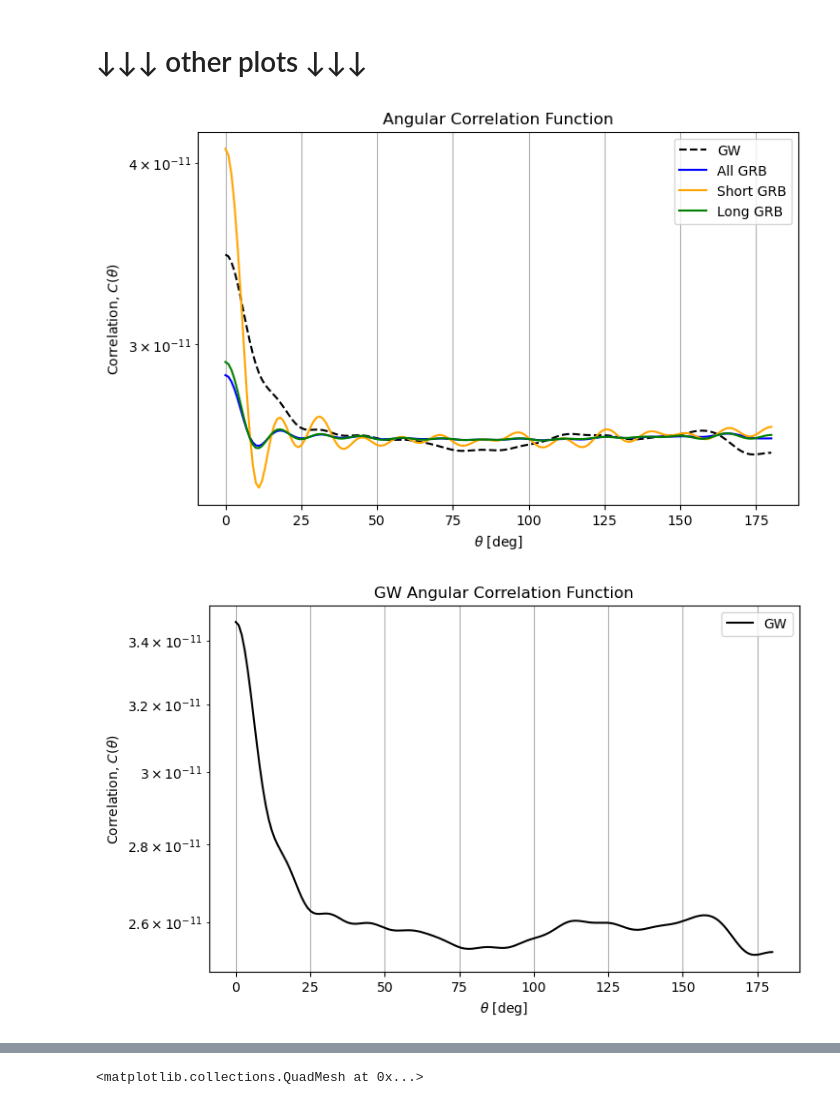
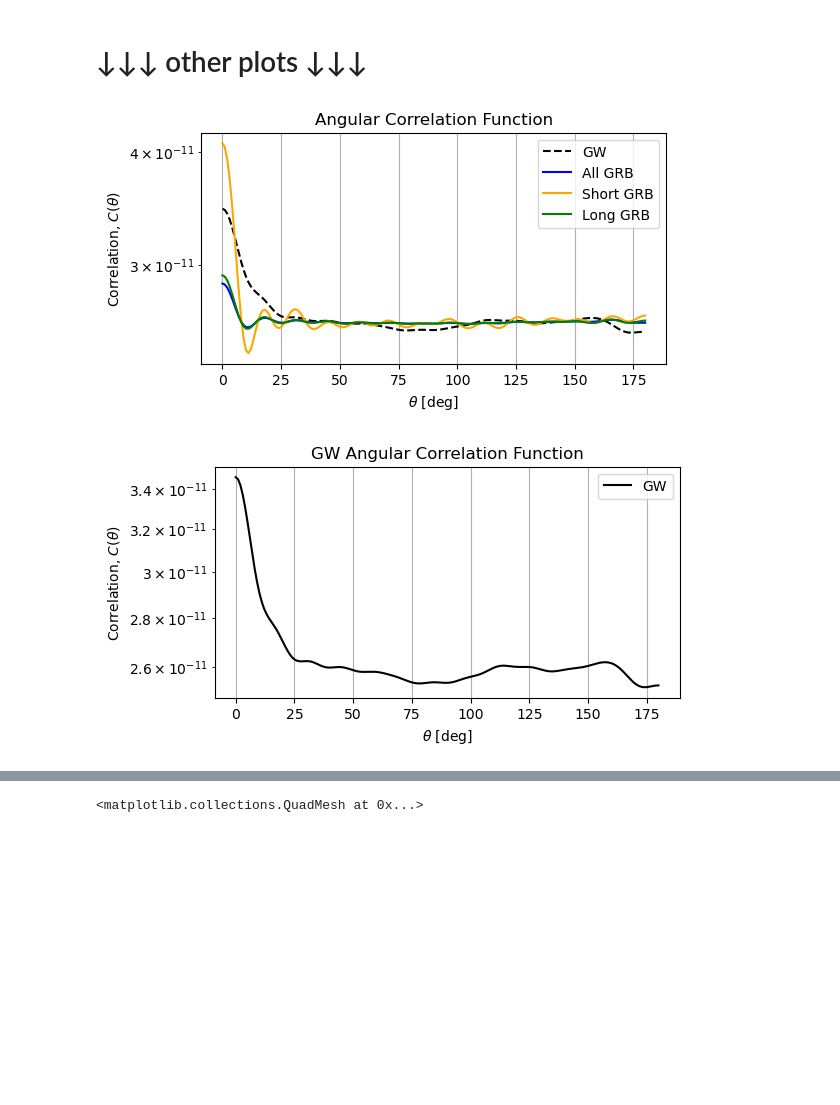
Before and after one commit to SSL32081/Testing-anisotropy-with-GW-and-GRB, a Jupyter notebook: production/GRBXGW_harmonic_analysis.ipynb, the cells around one changed output, grey strips where cells are left out. Saved outputs shown, nothing was run; the diff lists cells and outputs as text; code cells hidden in the pictures; blank space fills up the shorter version.

```diff
--- a/production/GRBXGW_harmonic_analysis.ipynb
+++ b/production/GRBXGW_harmonic_analysis.ipynb
@@ -3,12 +3,17 @@ import pandas as pd
 import numpy as np
 import healpy as hp
 from matplotlib import pyplot as plt
-import scienceplots
 
-plt.style.use(['science','ieee', 'bright']) # this breaks the native latex thing inside matplotlib
+### USING scienceplots BROKE THINGS FOR THE SKYMAPS :'(
+### MADE SEPARATE NOTEBOOK WHERE scienceplots IS USED BUT THERE ARE NO SKYMAPS
+#import scienceplots
+#plt.rcParams['text.usetex'] = False
 
-import matplotlib as mpl
-mpl.rcParams.update(mpl.rcParamsDefault) # this fixes it but it might have made the above style thing useless
+#plt.style.use(['science','ieee', 'bright'])
+
+# NOTE_: if font error arise, run the following in terminal
+# sudo apt install msttcorefonts -qq
+# rm ~/.cache/matplotlib -rf
 # %% [markdown]
 # Import utilities and define global parameters
 # %%
@@ -105,37 +110,37 @@ plot_Dls([cl_GRBxGW_drct, cl_sGRBxGW_drct, cl_lGRBxGW_drct],
 # set maximum l for cut-off in power spectrum, cross-correlations, etc.
 lmax = 26
 
 ### correlation funcdtion and power spectrum of GW, GRB, sGRB, and lGRB
 
 cl_GW = alm2cl(map2alm(GW_skymap, lmax=lmax), lmax=lmax)
 cl_GRB = alm2cl(map2alm(GRB_full_sm, lmax=lmax), lmax=lmax)
 cl_sGRB = alm2cl(map2alm(sGRB_skymap, lmax=lmax), lmax=lmax)
 cl_lGRB = alm2cl(map2alm(lGRB_skymap, lmax=lmax), lmax=lmax)
 
 # plot angular correlation function
 plot_corr_func([cl_GW, cl_GRB, cl_sGRB, cl_lGRB],
                Cl_labels=['GW', 'All GRB', 'Short GRB', 'Long GRB'],
-               colors=['black', 'blue', 'orange', 'green'],
+               colors=['black', 'blue', 'orange', 'green'], figsize=(6,3),
                linestyles=['--', None, None, None], title='Angular Correlation Function', ylog=True)
 
-plot_corr_func(cl_GW, Cl_labels='GW', colors='black', title='GW Angular Correlation Function', ylog=True)
+plot_corr_func(cl_GW, Cl_labels='GW', colors='black', title='GW Angular Correlation Function', ylog=True, figsize=(6,3),)
 
-plot_corr_func([cl_GRB, cl_sGRB, cl_lGRB],
+plot_corr_func([cl_GRB, cl_sGRB, cl_lGRB], figsize=(6,3),
                Cl_labels=['All GRB', 'Short GRB', 'Long GRB'],
                colors=['blue', 'orange', 'green'], title='GRB Angular Correlation Function', ylog=True)
 
 # plot power spectrum
 plot_Cls([cl_GW, cl_GRB, cl_sGRB, cl_lGRB],
          Cl_labels=['GW', 'All GRB', 'Short GRB', 'Long GRB'],
-         colors=['black', 'blue', 'orange', 'green'],
+         colors=['black', 'blue', 'orange', 'green'], figsize=(6,3),
          linestyles=['-', None, None, None], monopole_term=False, ylabel=r'Angular Power Spectrum $C_\ell$',
          title='', ylog=True)
 
 plot_Dls([cl_GW, cl_GRB, cl_sGRB, cl_lGRB],
          Cl_labels=['GW', 'All GRB', 'Short GRB', 'Long GRB'],
          colors=['black', 'blue', 'orange', 'green'],
-         linestyles=['-', None, None, None],
+         linestyles=['-', None, None, None], figsize=(6,3),
          title='Angular Power Spectrum (Normalized)', ylog=True)
 # %% [output]
-[figure, old version]
+[figure, new version]
-[figure, old version]
+[figure, new version]
```
Also changed, not shown: parts of 5 cells of this notebook, 1 other file.
